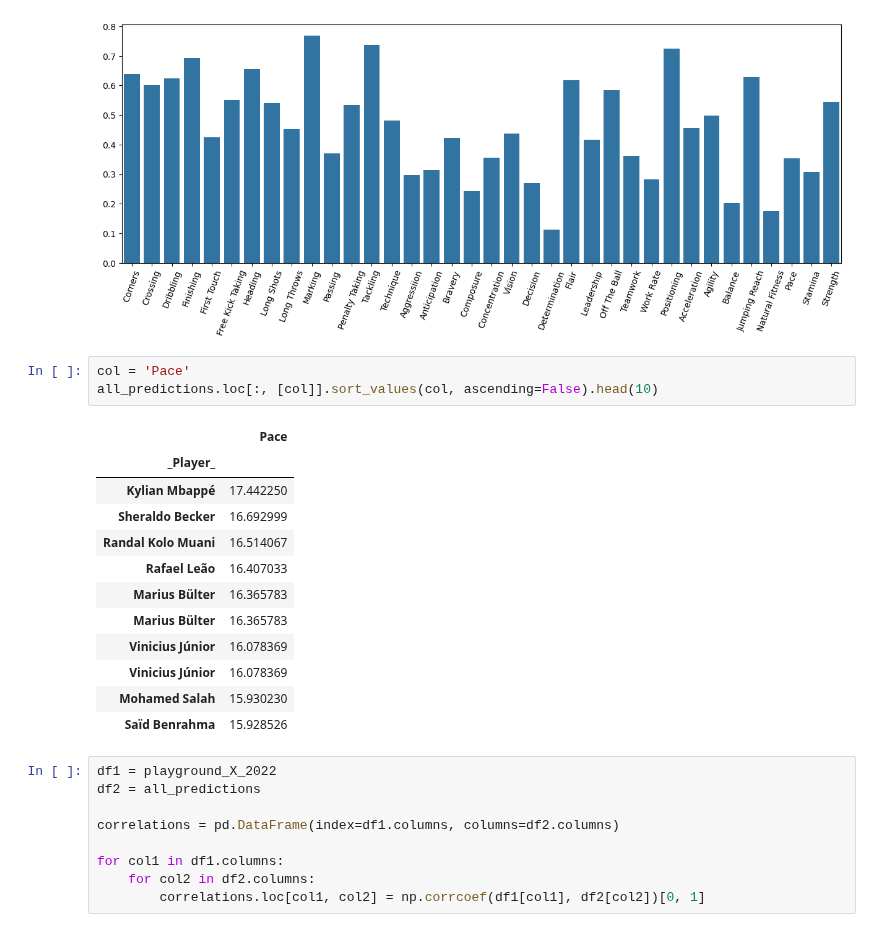
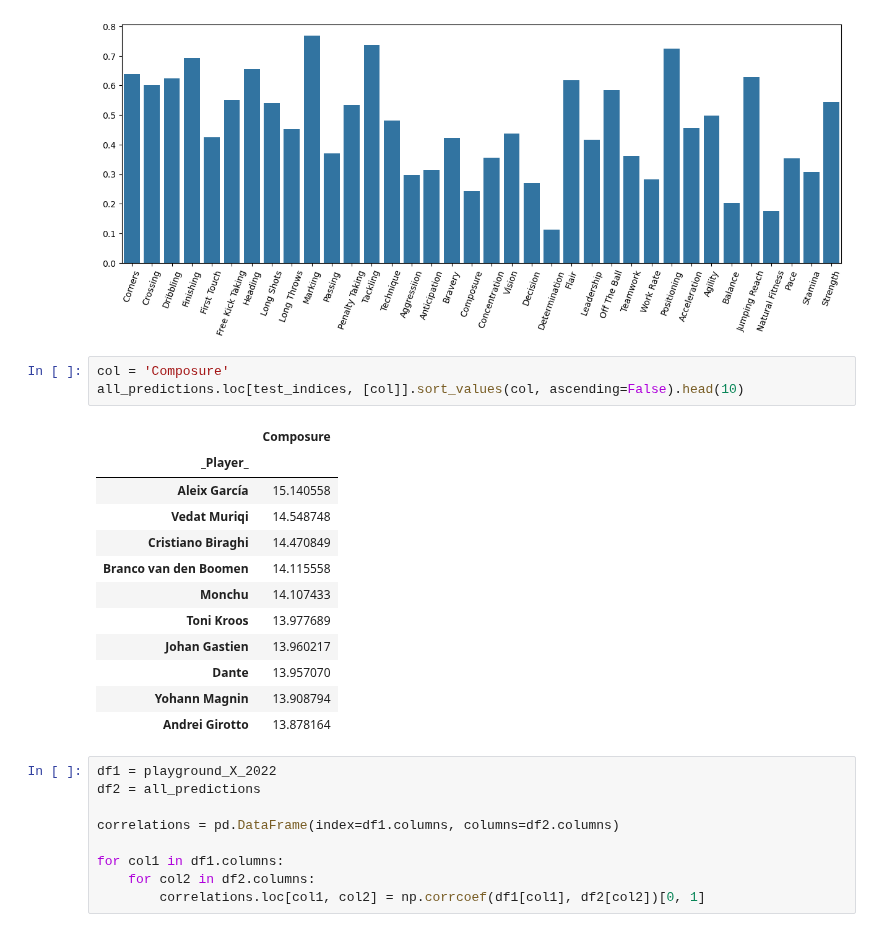
Before and after one commit to alibekk93/FM_skills_prediction, a Jupyter notebook: notebooks/04_MVPs.ipynb, the cells around one changed output. Saved outputs shown, nothing was run; the diff lists cells and outputs as text.

```diff
--- a/notebooks/04_MVPs.ipynb
+++ b/notebooks/04_MVPs.ipynb
@@ -361,21 +361,21 @@ sns.barplot(correlations)
 <Axes: >
 [figure]
 # %%
-col = 'Pace'
-all_predictions.loc[:, [col]].sort_values(col, ascending=False).head(10)
+col = 'Composure'
+all_predictions.loc[test_indices, [col]].sort_values(col, ascending=False).head(10)
 # %% [output]
-|  | Pace |
+|  | Composure |
 | _Player_ |  |
-| Kylian Mbappé | 17.442250 |
-| Sheraldo Becker | 16.692999 |
-| Randal Kolo Muani | 16.514067 |
-| Rafael Leão | 16.407033 |
-| Marius Bülter | 16.365783 |
-| Marius Bülter | 16.365783 |
-| Vinicius Júnior | 16.078369 |
-| Vinicius Júnior | 16.078369 |
-| Mohamed Salah | 15.930230 |
-| Saïd Benrahma | 15.928526 |
+| Aleix García | 15.140558 |
+| Vedat Muriqi | 14.548748 |
+| Cristiano Biraghi | 14.470849 |
+| Branco van den Boomen | 14.115558 |
+| Monchu | 14.107433 |
+| Toni Kroos | 13.977689 |
+| Johan Gastien | 13.960217 |
+| Dante | 13.957070 |
+| Yohann Magnin | 13.908794 |
+| Andrei Girotto | 13.878164 |
 # %%
 df1 = playground_X_2022
 df2 = all_predictions
```
Also changed, not shown: parts of 1 cell of this notebook.
